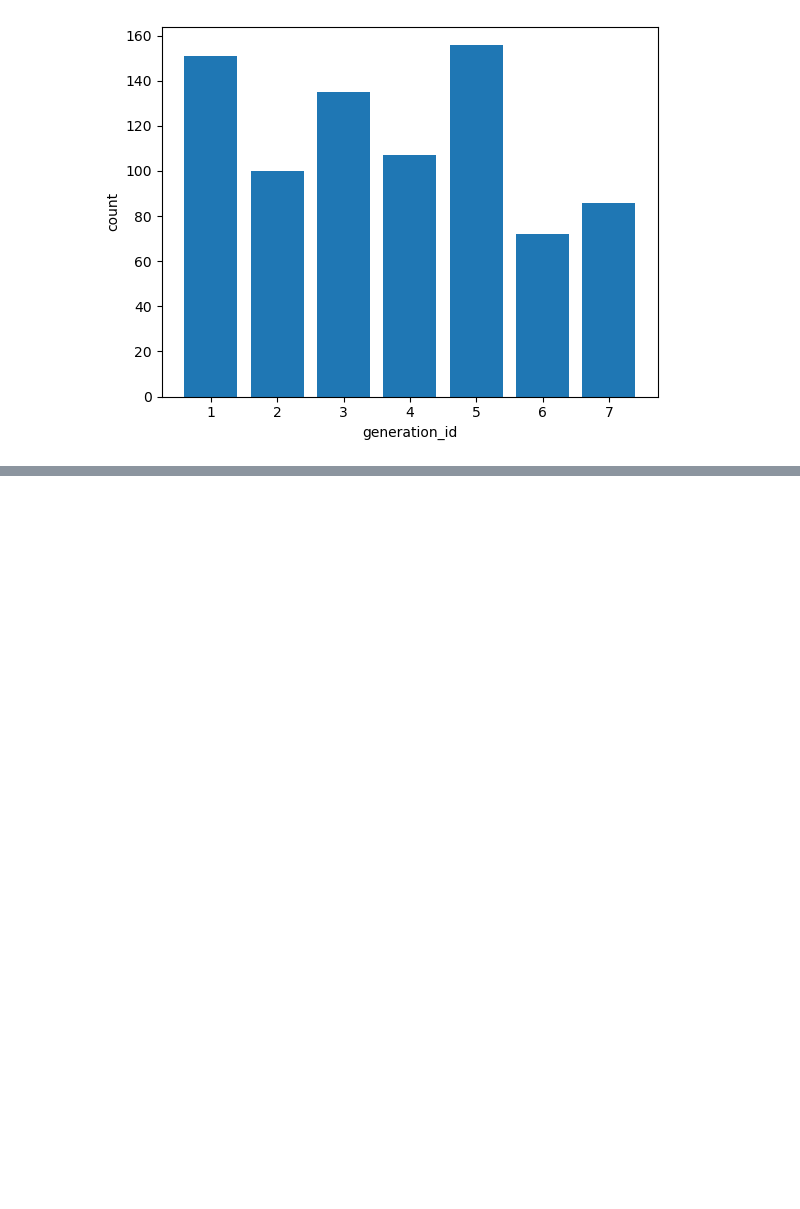
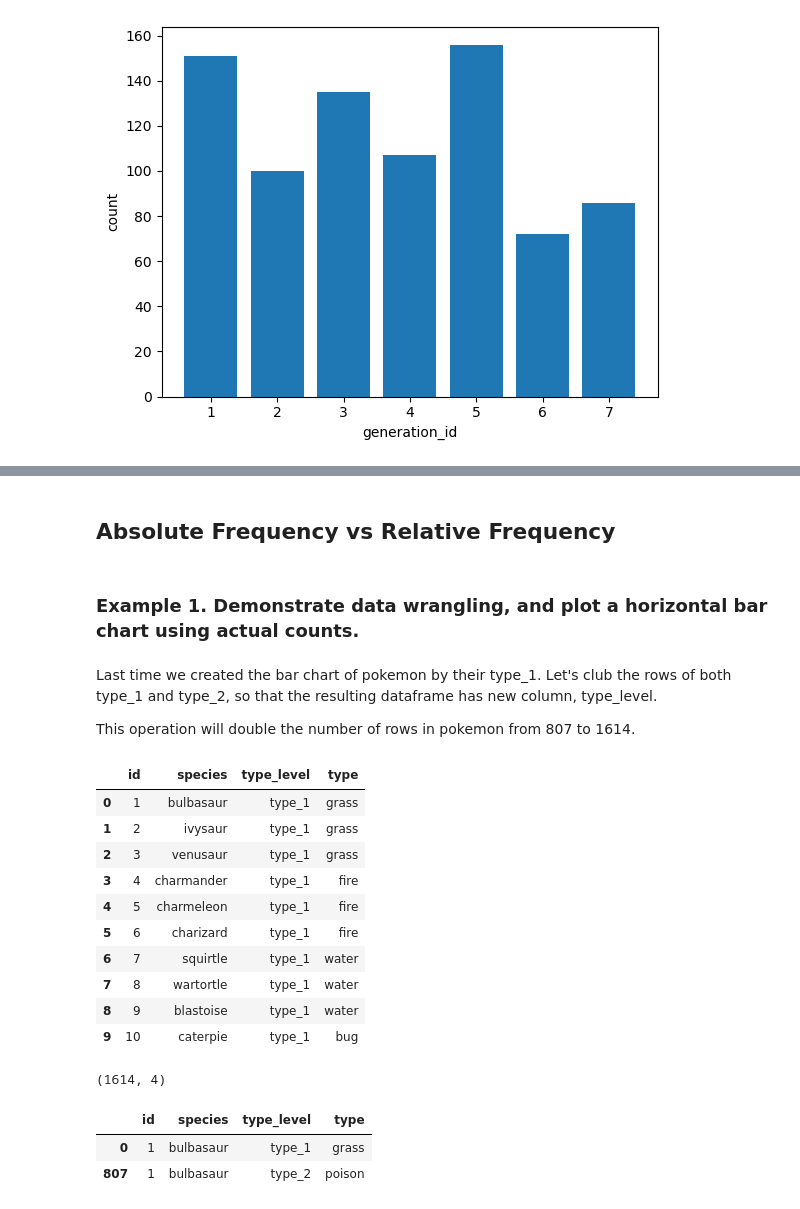
Before and after one commit to sidahmed-faisal/PokemonVis, a Jupyter notebook: Pokemon_Vis.ipynb, the cells around one changed output, grey strips where cells are left out. Saved outputs shown, nothing was run; the diff lists cells and outputs as text; code cells hidden in the pictures; blank space fills up the shorter version.

```diff
--- a/Pokemon_Vis.ipynb
+++ b/Pokemon_Vis.ipynb
@@ -119,0 +134,36 @@ sns.countplot(data=pokemon, x='generation_id', color=base_color, order=gen_order
+# %% [markdown]
+## Absolute Frequency vs  Relative Frequency
+# %% [markdown]
+### Example 1. Demonstrate data wrangling, and plot a horizontal bar chart using actual counts.
+# %% [markdown]
+Last time we created the bar chart of pokemon by their type_1. Let's club the rows of both type_1 and type_2, so that the resulting dataframe has new column, type_level.
+
+This operation will double the number of rows in pokemon from 807 to 1614.
+# %%
+pkmn_types = pokemon.melt(id_vars=['id', 'species'],
+                          value_vars=['type_1', 'type_2'],
+                          var_name='type_level',
+                          value_name='type')
+pkmn_types.head(10)
+# %% [output]
+|  | id | species | type_level | type |
+| 0 | 1 | bulbasaur | type_1 | grass |
+| 1 | 2 | ivysaur | type_1 | grass |
+| 2 | 3 | venusaur | type_1 | grass |
+| 3 | 4 | charmander | type_1 | fire |
+| 4 | 5 | charmeleon | type_1 | fire |
+| 5 | 6 | charizard | type_1 | fire |
+| 6 | 7 | squirtle | type_1 | water |
+| 7 | 8 | wartortle | type_1 | water |
+| 8 | 9 | blastoise | type_1 | water |
+| 9 | 10 | caterpie | type_1 | bug |
+# %%
+pkmn_types.shape
+# %% [output]
+(1614, 4)
+# %%
+pkmn_types[pkmn_types['species']=='bulbasaur']
+# %% [output]
+|  | id | species | type_level | type |
+| 0 | 1 | bulbasaur | type_1 | grass |
+| 807 | 1 | bulbasaur | type_2 | poison |
```
Also changed, not shown: parts of 12 cells of this notebook.
